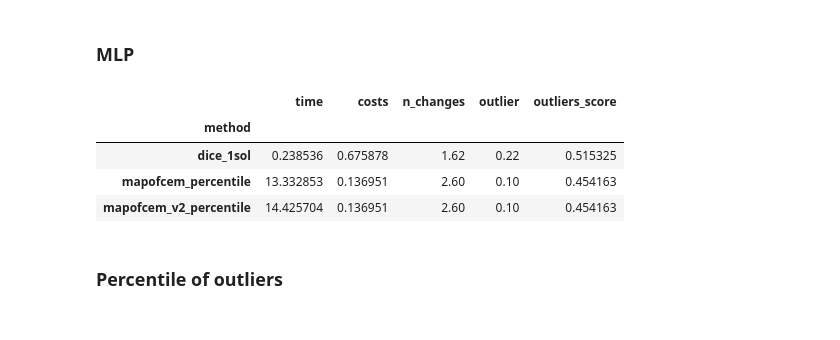
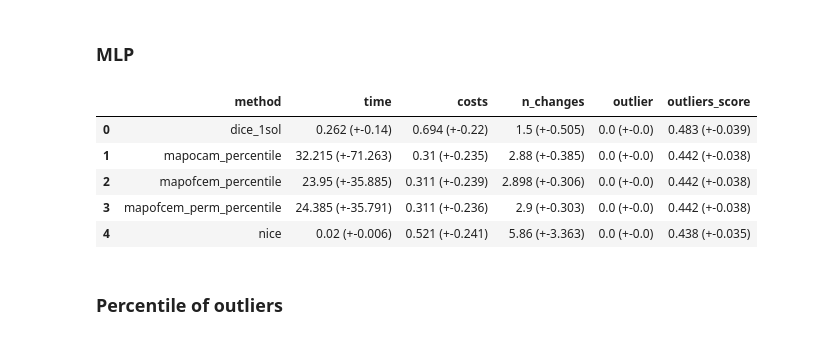
Before and after one commit to hiaac-finance/cfmining, a Jupyter notebook: notebooks/analyze_results.ipynb, the cells around one changed output. Saved outputs shown, nothing was run; the diff lists cells and outputs as text; code cells hidden in the pictures.

```diff
--- a/notebooks/analyze_results.ipynb
+++ b/notebooks/analyze_results.ipynb
@@ -155,24 +162,19 @@ results.groupby("method").agg({
 ### Percentile of outliers
 # %%
 paths = "../results/german/"
-methods = [f"mapofcem_percentile_outlier_{x}" for x in [0.005, 0.01, 0.05, 0.075, 0.1]] + [f"mapofcem_v2_percentile_outlier_{x}" for x in [0.005, 0.01, 0.05, 0.075, 0.1]]
-
 
 
 results = []
-for m in methods:
-    results_saved = pd.read_csv(f"{paths}{m}.csv")
-    results.append(summarize_results(results_saved, perc_calc, outlier_detection, display_results = False))
-    results[-1]["method"] = m
+for method_name in ["mapofcem_percentile_outlier_", "mapofcem_v2_percentile_outlier_"]:
+    for outlier_percentile in [0.005, 0.01, 0.05, 0.075, 0.1]:
+        m = method_name + str(outlier_percentile)
+        results_saved = pd.read_csv(f"{paths}{m}.csv")
+        results.append(summarize_results(results_saved, perc_calc, outlier_detection, outlier_percentile, display_results = False))
+        results[-1]["method"] = m
 results = pd.concat(results)
 results["outlier_percentile"] = results["method"].apply(lambda x: float(x.split("_")[-1]))
-results = results.groupby("method").agg({
-    "time" : "mean",
-    "costs" : "mean",
-    "n_changes" : "mean",
-    "outlier" : "mean",
-    "outliers_score" : "mean",
-    "outlier_percentile" : "first"
-})
-results
+
+format_df_table(
+    results, "method", ["time", "costs", "n_changes", "outlier", "outliers_score", "outlier_percentile"]
+)
 # %% [output]
@@ -208,6 +209,7 @@ X_train, Y_train, model, _, individuals = get_data_model("taiwan")
 X_train = X_train.astype(int)
 individuals = individuals.astype(int)
 outlier_detection = joblib.load("../models/taiwan/IsolationForest_test.pkl")
+outlier_detection.percentile = 0.01
 # %%
 not_mutable_features = ['Single', 'Age_in_25_to_40', 'Married', 'Age_lt_25', 'Age_in_40_to_59', 'Age_geq_60', 'EducationLevel']
 mutable_features = [feat for feat in X_train.columns if feat not in not_mutable_features]
@@ -243,28 +245,26 @@ results.groupby("method").agg({
 # %% [markdown]
 ### MLP
 # %%
-paths = "../results/taiwan_mlp/"
-methods = ["dice_1sol", "mapofcem_percentile", "mapofcem_v2_percentile"]
+paths = "../results/mlp/taiwan/"
+methods = ["dice_1sol", "nice", "mapocam_percentile", "mapofcem_percentile", "mapofcem_perm_percentile"]
 
 results = []
 for m in methods:
     results_saved = pd.read_csv(f"{paths}{m}.csv")
-    results.append(summarize_results(results_saved, perc_calc, outlier_detection, display_results = False))
+    results.append(summarize_results(results_saved, perc_calc, outlier_detection, 0.01, display_results = False))
     results[-1]["method"] = m
 results = pd.concat(results)
-results.groupby("method").agg({
-    "time" : "mean",
-    "costs" : "mean",
-    "n_changes" : "mean",
-    "outlier" : "mean",
-    "outliers_score" : "mean"
-})
+
+format_df_table(
+    results, "method", ["time", "costs", "n_changes", "outlier", "outliers_score"]
+)
 # %% [output]
-|  | time | costs | n_changes | outlier | outliers_score |
-| method |  |  |  |  |  |
-| dice_1sol | 0.238536 | 0.675878 | 1.62 | 0.22 | 0.515325 |
-| mapofcem_percentile | 13.332853 | 0.136951 | 2.60 | 0.10 | 0.454163 |
-| mapofcem_v2_percentile | 14.425704 | 0.136951 | 2.60 | 0.10 | 0.454163 |
+|  | method | time | costs | n_changes | outlier | outliers_score |
+| 0 | dice_1sol | 0.262 (+-0.14) | 0.694 (+-0.22) | 1.5 (+-0.505) | 0.0 (+-0.0) | 0.483 (+-0.039) |
+| 1 | mapocam_percentile | 32.215 (+-71.263) | 0.31 (+-0.235) | 2.88 (+-0.385) | 0.0 (+-0.0) | 0.442 (+-0.038) |
+| 2 | mapofcem_percentile | 23.95 (+-35.885) | 0.311 (+-0.239) | 2.898 (+-0.306) | 0.0 (+-0.0) | 0.442 (+-0.038) |
+| 3 | mapofcem_perm_percentile | 24.385 (+-35.791) | 0.311 (+-0.236) | 2.9 (+-0.303) | 0.0 (+-0.0) | 0.442 (+-0.038) |
+| 4 | nice | 0.02 (+-0.006) | 0.521 (+-0.241) | 5.86 (+-3.363) | 0.0 (+-0.0) | 0.438 (+-0.035) |
 # %% [markdown]
 ### Percentile of outliers
 # %%
```
Also changed, not shown: parts of 5 cells of this notebook, 1 other file.
